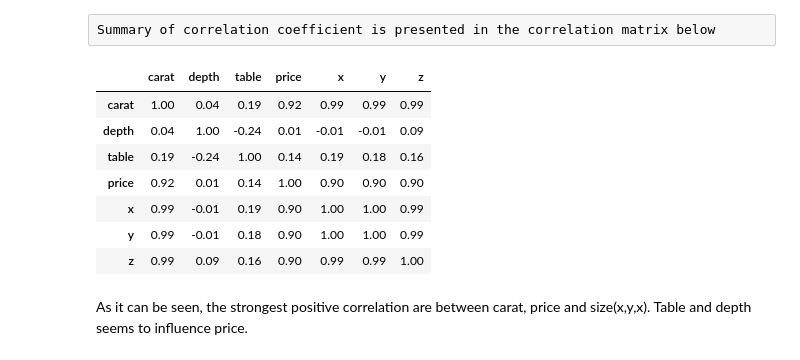
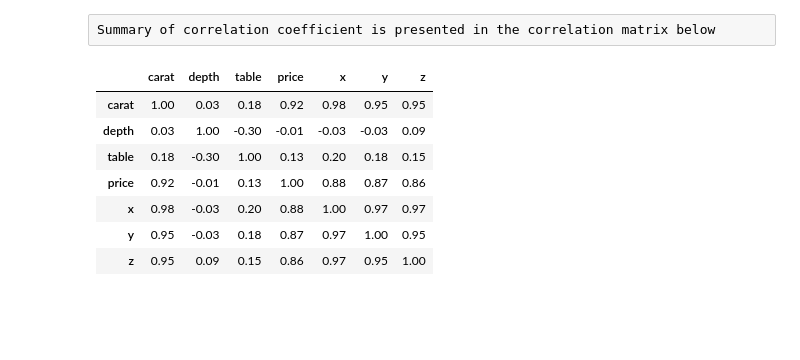
Before and after one commit to alonakonst/ML_project1, a Jupyter notebook: project1.ipynb, the cells around one changed output. Saved outputs shown, nothing was run; the diff lists cells and outputs as text; code cells hidden in the pictures; blank space fills up the shorter version.

```diff
--- a/project1.ipynb
+++ b/project1.ipynb
@@ -59,0 +64,8 @@ There is no abnormal data inputs for columns 'cut', 'color' and 'clarity'
+# %%
+from sklearn.preprocessing import LabelEncoder
+label_encoder = LabelEncoder()
+
+data['cut'] = label_encoder.fit_transform(data['cut'])
+data['clarity'] = label_encoder.fit_transform(data['clarity'])
+data['color'] = label_encoder.fit_transform(data['color'])
+data.head()
@@ -94,5 +144,5 @@ def removed(ls):
     data_cleaned = data.drop(ls)
     return data_cleaned
 # %%
-data = removed(index_list)
+#data = removed(index_list)
 # %%
@@ -147,16 +195,14 @@ plot_histogram('table')
 # %% [raw]
 Summary of correlation coefficient is presented in the correlation matrix below
 # %%
-cormat = data.corr()
+cormat = data.corr(numeric_only = True)
 round(cormat,2)
 # %% [output]
 |  | carat | depth | table | price | x | y | z |
-| carat | 1.00 | 0.04 | 0.19 | 0.92 | 0.99 | 0.99 | 0.99 |
-| depth | 0.04 | 1.00 | -0.24 | 0.01 | -0.01 | -0.01 | 0.09 |
-| table | 0.19 | -0.24 | 1.00 | 0.14 | 0.19 | 0.18 | 0.16 |
-| price | 0.92 | 0.01 | 0.14 | 1.00 | 0.90 | 0.90 | 0.90 |
-| x | 0.99 | -0.01 | 0.19 | 0.90 | 1.00 | 1.00 | 0.99 |
-| y | 0.99 | -0.01 | 0.18 | 0.90 | 1.00 | 1.00 | 0.99 |
-| z | 0.99 | 0.09 | 0.16 | 0.90 | 0.99 | 0.99 | 1.00 |
+| carat | 1.00 | 0.03 | 0.18 | 0.92 | 0.98 | 0.95 | 0.95 |
+| depth | 0.03 | 1.00 | -0.30 | -0.01 | -0.03 | -0.03 | 0.09 |
+| table | 0.18 | -0.30 | 1.00 | 0.13 | 0.20 | 0.18 | 0.15 |
+| price | 0.92 | -0.01 | 0.13 | 1.00 | 0.88 | 0.87 | 0.86 |
+| x | 0.98 | -0.03 | 0.20 | 0.88 | 1.00 | 0.97 | 0.97 |
+| y | 0.95 | -0.03 | 0.18 | 0.87 | 0.97 | 1.00 | 0.95 |
+| z | 0.95 | 0.09 | 0.15 | 0.86 | 0.97 | 0.95 | 1.00 |
-# %% [markdown]
-As it can be seen, the strongest positive correlation are between carat, price and size(x,y,x). Table and depth seems to influence price.
```
Also changed, not shown: parts of 35 cells of this notebook, 1 other file.
